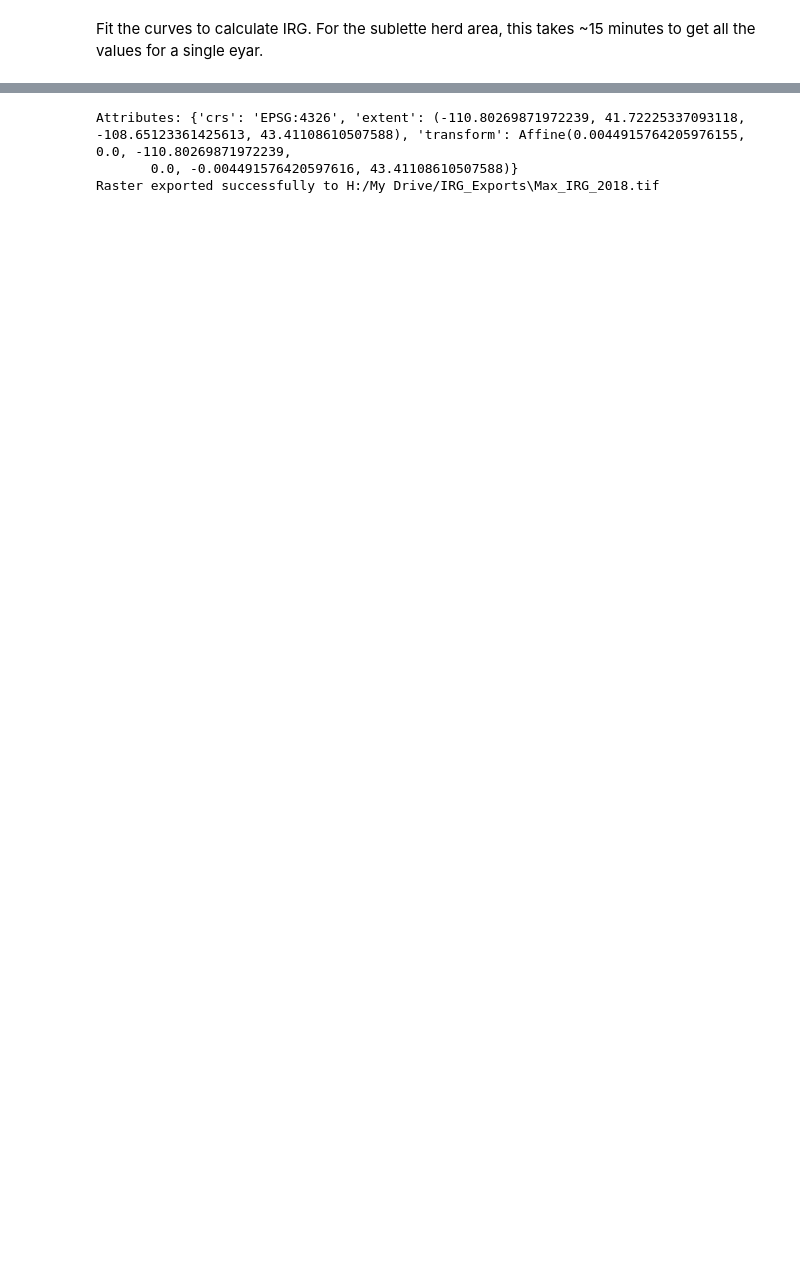
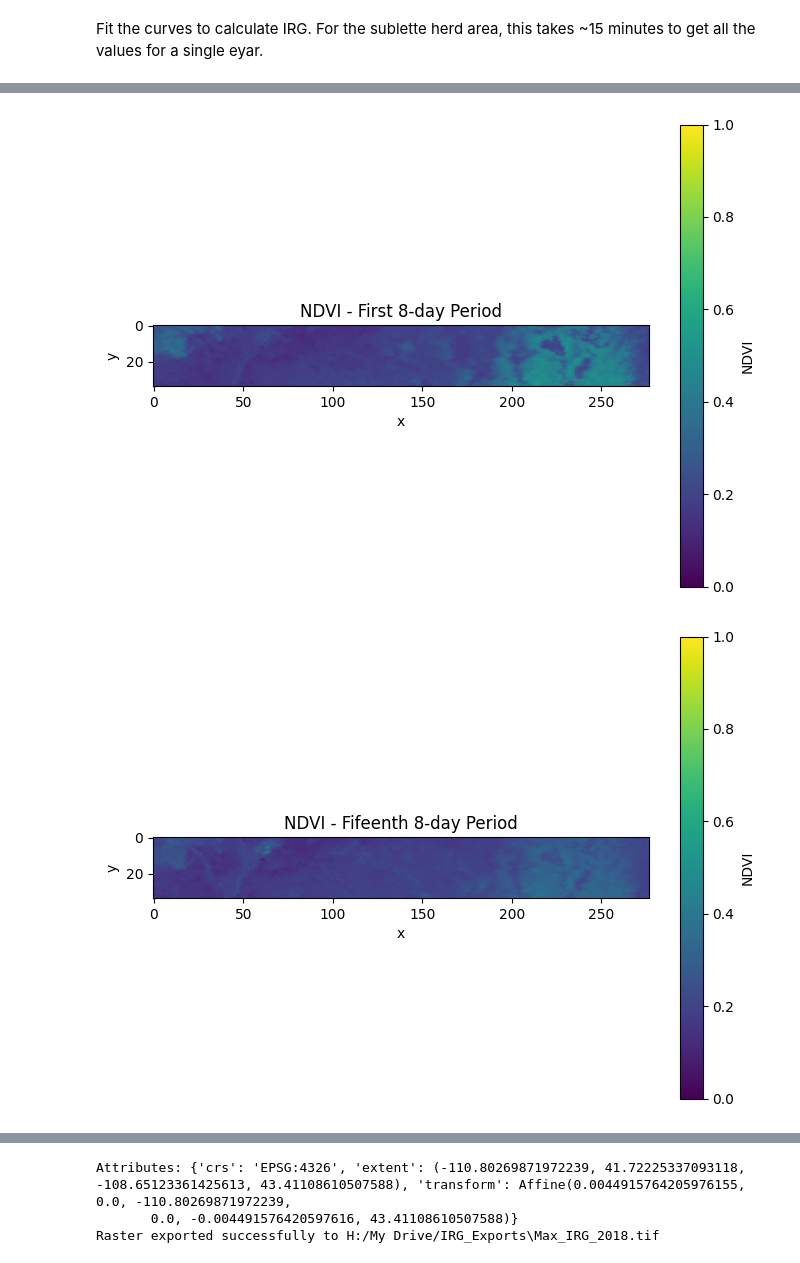
Before and after one commit to tlasharr/DroughtSurfing, a Jupyter notebook: RemoteSensingProcessing/2_Fit_DLC_NDVI_JN.ipynb, the cells around one changed output, grey strips where cells are left out. Cells and saved outputs as stored; diff of their text form; code cells hidden in the pictures; blank space fills up the shorter version.

```diff
--- a/RemoteSensingProcessing/2_Fit_DLC_NDVI_JN.ipynb
+++ b/RemoteSensingProcessing/2_Fit_DLC_NDVI_JN.ipynb
@@ -413,0 +500,30 @@ Max NDVI date: [[ nan 193. 145. ... 181. 197. 197.]
+# %%
+import matplotlib.pyplot as plt
+
+# Plot the first 8-day NDVI layer
+plt.figure(figsize=(8, 6))
+plt.imshow(stacked_data[0, :, :], cmap="viridis", origin="upper", vmin=0, vmax=1)
+plt.colorbar(label="NDVI")
+plt.title("NDVI - First 8-day Period")
+plt.xlabel("x")
+plt.ylabel("y")
+plt.show()
+
+plt.figure(figsize=(8, 6))
+plt.imshow(stacked_data[15, :, :], cmap="viridis", origin="upper", vmin=0, vmax=1)
+plt.colorbar(label="NDVI")
+plt.title("NDVI - Fifeenth 8-day Period")
+plt.xlabel("x")
+plt.ylabel("y")
+plt.show()
+
+plt.figure(figsize=(8, 6))
+plt.imshow(stacked_data[22, :, :], cmap="viridis", origin="upper", vmin=0, vmax=1)
+plt.colorbar(label="NDVI")
+plt.title("NDVI - Twenty Second 8-day Period")
+plt.xlabel("x")
+plt.ylabel("y")
+plt.show()
+# %% [output]
+[figure, added]
+[figure, added]
```
Also changed, not shown: parts of 12 cells of this notebook.
